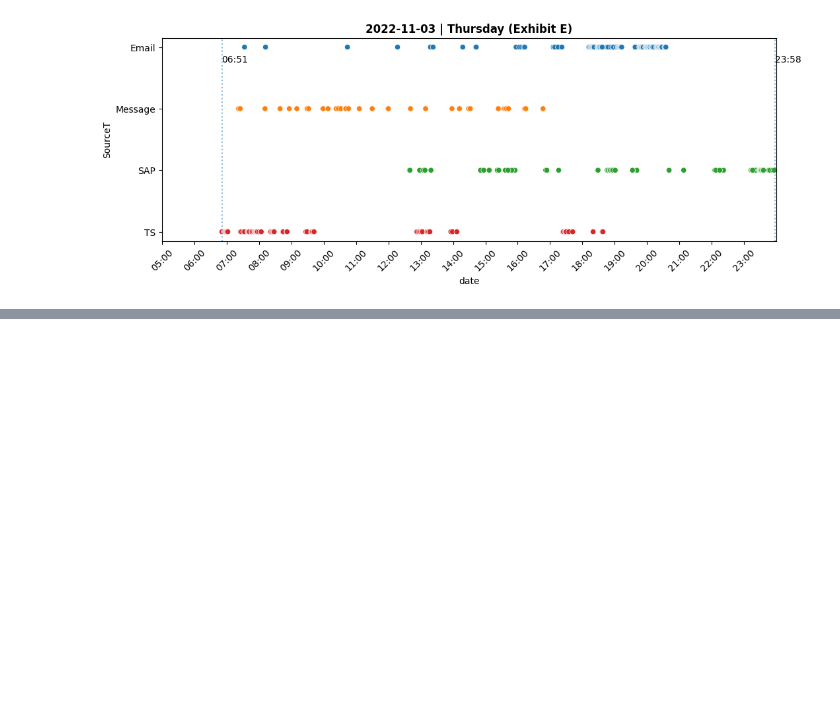
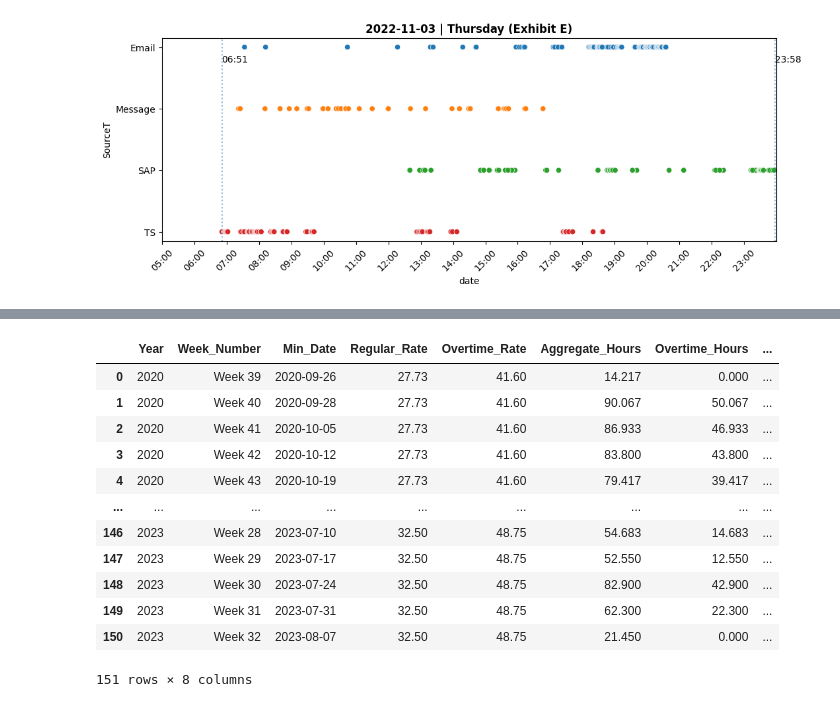
Before and after one commit to SB0912/Consulting-Portfolio, a Jupyter notebook: HvT.ipynb, the cells around one changed output, grey strips where cells are left out. Drawn from its saved outputs; the diff is of its cells as text; code cells hidden in the pictures; blank space fills up the shorter version.

```diff
--- a/HvT.ipynb
+++ b/HvT.ipynb
@@ -462,20 +462,0 @@ We gcan gain insight at a more granular level on the clients working patterns fr
-# %%
-combinedStampsDf['weeknum'] = combinedStampsDf['date'].dt.isocalendar().week
-combinedStampsDf['yearnum'] = combinedStampsDf['date'].dt.isocalendar().year
-weeklyAggregateDf = combinedStampsDf[['yearnum','weeknum', 'date', 'duration', 'DoW']].copy()
-
-# Convert duration to hours (as float)
-weeklyAggregateDf['duration_hours'] = weeklyAggregateDf['duration'].dt.total_seconds() / 3600
-
-# Group by weeknum
-weekly_summary = weeklyAggregateDf.groupby(['yearnum', 'weeknum']).agg(
-    minDate=('date', 'min'),
-    WeeklyAgg=('duration_hours', 'sum')
-).reset_index()
-
-weekly_summary = weekly_summary.sort_values(by='minDate')
-weekly_summary['minDate'] = weekly_summary['minDate'].dt.strftime('%#m/%#d/%Y')
-weekly_summary['WeeklyAgg'] = weekly_summary['WeeklyAgg'].round(3)
-weekly_summary = weekly_summary.rename(columns={'WeeklyAgg': 'Weekly Aggregate'})
-
-print(weekly_summary.head(10))
@@ -493,0 +467,60 @@ print(weekly_summary.head(10))
+# %%
+# Table of Rate and Overtime Rate by Date Period
+rate_periods = [
+    {'start': '2020-09-26', 'end': '2020-12-31', 'rate': 27.73, 'overtime_rate': 41.60},
+    {'start': '2021-01-01', 'end': '2021-08-14', 'rate': 28.85, 'overtime_rate': 43.28},
+    {'start': '2021-08-15', 'end': '2022-12-31', 'rate': 31.25, 'overtime_rate': 46.88},
+    {'start': '2023-01-01', 'end': '2023-08-09', 'rate': 32.50, 'overtime_rate': 48.75},
+]
+rate_df = pd.DataFrame(rate_periods)
+rate_df['start'] = pd.to_datetime(rate_df['start'])
+rate_df['end'] = pd.to_datetime(rate_df['end'])
+
+combinedStampsDf['Year'] = combinedStampsDf['date'].dt.isocalendar().year
+combinedStampsDf['Week_Number'] = combinedStampsDf['date'].dt.isocalendar().week
+
+def get_rate_info(date):
+    for _, row in rate_df.iterrows():
+        if row['start'] <= date <= row['end']:
+            return pd.Series({'rate': row['rate'], 'overtime_rate': row['overtime_rate']})
+    return pd.Series({'rate': None, 'overtime_rate': None})
+
+combinedStampsDf[['rate', 'overtime_rate']] = combinedStampsDf['date'].apply(get_rate_info)
+
+combinedStampsDf['duration_hours'] = combinedStampsDf['duration'].dt.total_seconds() / 3600
+
+weekly_summary = combinedStampsDf.groupby(['Year', 'Week_Number']).agg(
+    Min_Date=('date', 'min'),
+    Aggregate_Hours=('duration_hours', 'sum'),
+    Regular_Rate=('rate', 'first'),
+    Overtime_Rate=('overtime_rate', 'first')
+).reset_index()
+
+
+
+weekly_summary['Min_Date'] = pd.to_datetime(weekly_summary['Min_Date']).dt.strftime('%Y-%m-%d')
+weekly_summary['Week_Number'] = 'Week ' + weekly_summary['Week_Number'].astype(str)
+weekly_summary['Aggregate_Hours'] = weekly_summary['Aggregate_Hours'].round(3)
+weekly_summary['Overtime_Hours'] = np.where(weekly_summary['Aggregate_Hours'] > 40, weekly_summary['Aggregate_Hours'] - 40, 0)
+weekly_summary['Overtime_Hours'] = weekly_summary['Overtime_Hours'].round(3)
+weekly_summary['Overtime_Earned'] = weekly_summary['Overtime_Hours'] * weekly_summary['Overtime_Rate']
+
+weekly_summary = weekly_summary[[
+    'Year', 'Week_Number', 'Min_Date', 'Regular_Rate', 'Overtime_Rate', 'Aggregate_Hours', 'Overtime_Hours', 'Overtime_Earned'
+]].sort_values(by='Min_Date')
+
+display(weekly_summary)
+# %% [output]
+|  | Year | Week_Number | Min_Date | Regular_Rate | Overtime_Rate | Aggregate_Hours | Overtime_Hours | ... |
+| 0 | 2020 | Week 39 | 2020-09-26 | 27.73 | 41.60 | 14.217 | 0.000 | ... |
+| 1 | 2020 | Week 40 | 2020-09-28 | 27.73 | 41.60 | 90.067 | 50.067 | ... |
+| 2 | 2020 | Week 41 | 2020-10-05 | 27.73 | 41.60 | 86.933 | 46.933 | ... |
+| 3 | 2020 | Week 42 | 2020-10-12 | 27.73 | 41.60 | 83.800 | 43.800 | ... |
+| 4 | 2020 | Week 43 | 2020-10-19 | 27.73 | 41.60 | 79.417 | 39.417 | ... |
+| ... | ... | ... | ... | ... | ... | ... | ... | ... |
+| 146 | 2023 | Week 28 | 2023-07-10 | 32.50 | 48.75 | 54.683 | 14.683 | ... |
+| 147 | 2023 | Week 29 | 2023-07-17 | 32.50 | 48.75 | 52.550 | 12.550 | ... |
+| 148 | 2023 | Week 30 | 2023-07-24 | 32.50 | 48.75 | 82.900 | 42.900 | ... |
+| 149 | 2023 | Week 31 | 2023-07-31 | 32.50 | 48.75 | 62.300 | 22.300 | ... |
+| 150 | 2023 | Week 32 | 2023-08-07 | 32.50 | 48.75 | 21.450 | 0.000 | ... |
+151 rows × 8 columns
```
Also changed, not shown: parts of 9 cells of this notebook.
